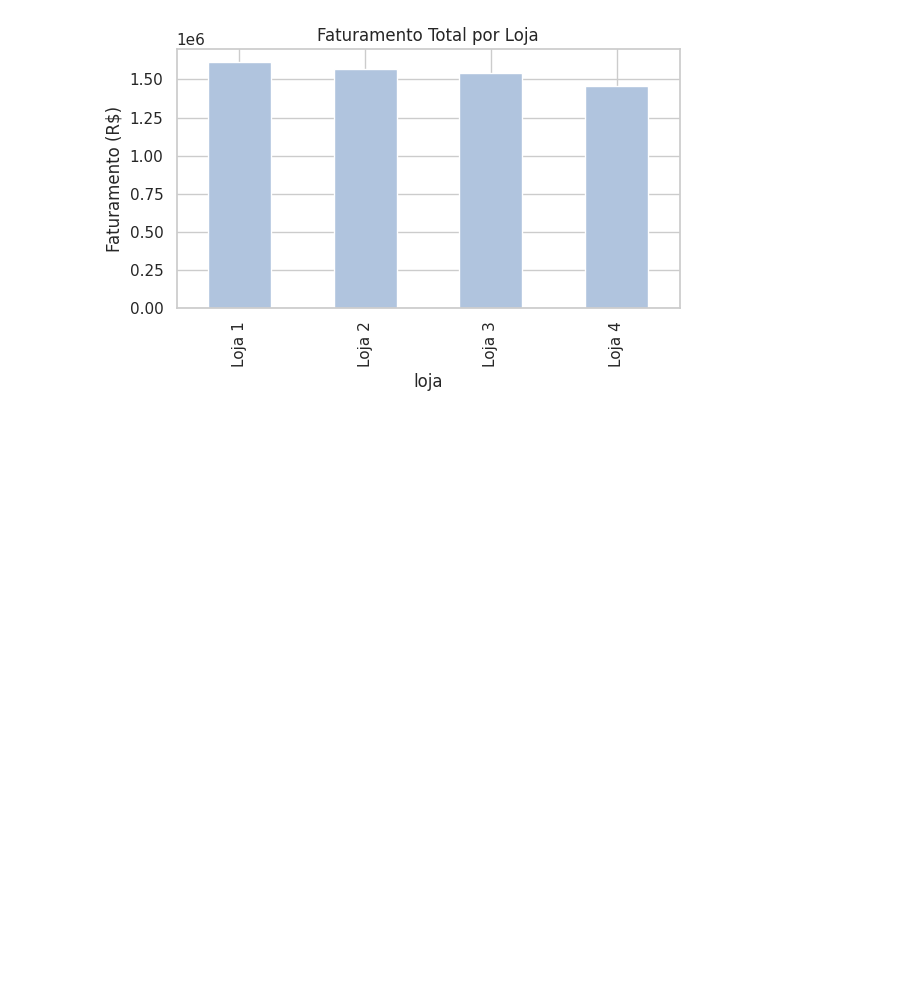
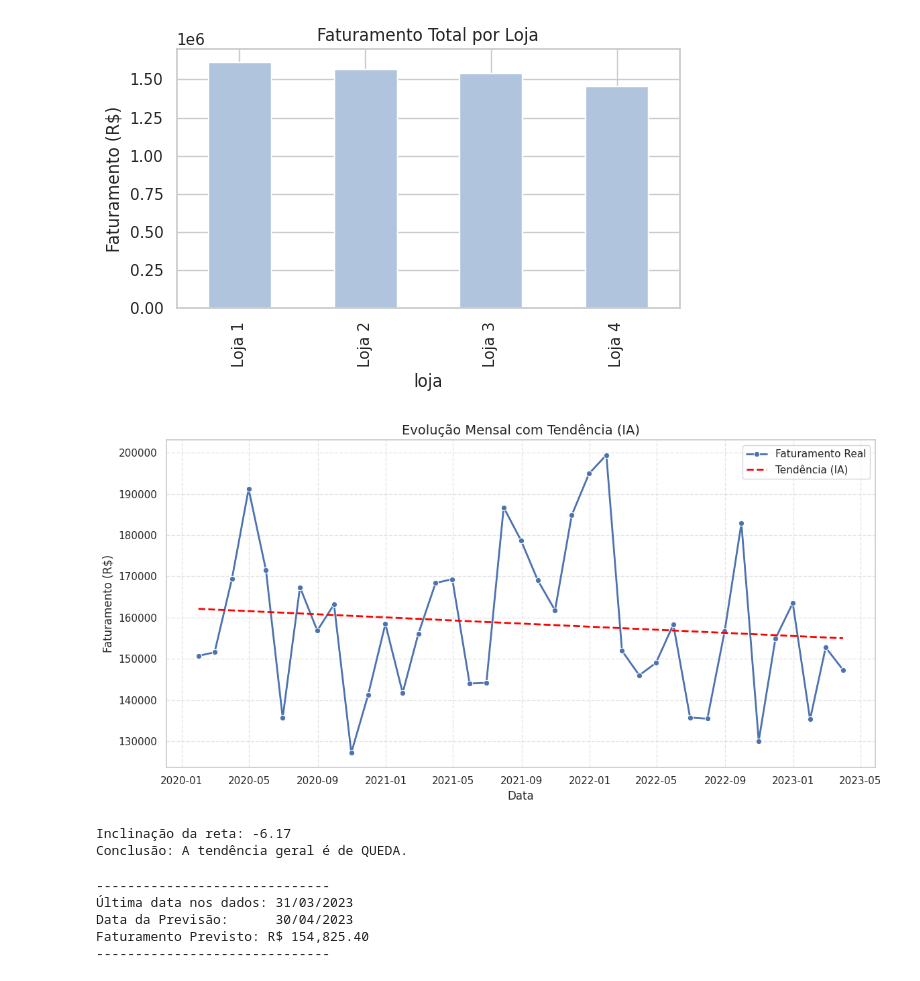
Before and after one commit to Polyanat59/Trab_preparacao_de_dados, a Jupyter notebook: preparacao_dados.ipynb, the cells around one changed output. Drawn from its saved outputs; the diff is of its cells as text; code cells hidden in the pictures; blank space fills up the shorter version.

Commit message:
regressão linear

```diff
--- a/preparacao_dados.ipynb
+++ b/preparacao_dados.ipynb
@@ -139,3 +141,82 @@ plt.tight_layout()
 plt.show()
 # %% [output]
 [figure]
+# %%
+
+coluna_data = 'data_da_compra'
+dados[coluna_data] = pd.to_datetime(dados[coluna_data])
+
+vendas_mensais = dados.set_index(coluna_data).resample('ME')['faturamento'].sum().reset_index()
+
+
+vendas_mensais['data_numerica'] = vendas_mensais[coluna_data].map(dt.datetime.toordinal)
+
+X = vendas_mensais[['data_numerica']]
+y = vendas_mensais['faturamento']
+
+modelo = LinearRegression()
+modelo.fit(X, y)
+
+
+vendas_mensais['tendencia_ia'] = modelo.predict(X)
+
+plt.figure(figsize=(12, 6))
+
+sns.lineplot(
+    data=vendas_mensais,
+    x=coluna_data,
+    y='faturamento',
+    label='Faturamento Real',
+    marker='o',
+    linewidth=2
+)
+
+plt.plot(
+    vendas_mensais[coluna_data],
+    vendas_mensais['tendencia_ia'],
+    color='red',
+    linestyle='--',
+    linewidth=2,
+    label='Tendência (IA)'
+)
+
+plt.title("Evolução Mensal com Tendência (IA)", fontsize=14)
+plt.xlabel("Data")
+plt.ylabel("Faturamento (R$)")
+plt.legend()
+plt.grid(True, linestyle='--', alpha=0.5)
+plt.tight_layout()
+plt.show()
+
+inclinacao = modelo.coef_[0]
+print(f"Inclinação da reta: {inclinacao:.2f}")
+if inclinacao > 0:
+    print("Conclusão: A tendência geral é de CRESCIMENTO.")
+else:
+    print("Conclusão: A tendência geral é de QUEDA.")
+# %% [output]
+[figure, added]
+Inclinação da reta: -6.17
+Conclusão: A tendência geral é de QUEDA.
+# %%
+#Previsão
+ultima_data = vendas_mensais[coluna_data].max()
+
+
+proxima_data = ultima_data + pd.offsets.MonthEnd(1)
+
+proxima_data_ordinal = proxima_data.toordinal()
+
+previsao_faturamento = modelo.predict([[proxima_data_ordinal]])
+
+print("-" * 30)
+print(f"Última data nos dados: {ultima_data.strftime('%d/%m/%Y')}")
+print(f"Data da Previsão:      {proxima_data.strftime('%d/%m/%Y')}")
+print(f"Faturamento Previsto: R$ {previsao_faturamento[0]:,.2f}")
+print("-" * 30)
+# %% [output]
+------------------------------
+Última data nos dados: 31/03/2023
+Data da Previsão:      30/04/2023
+Faturamento Previsto: R$ 154,825.40
+------------------------------
```
Also changed, not shown: parts of 1 cell of this notebook.
